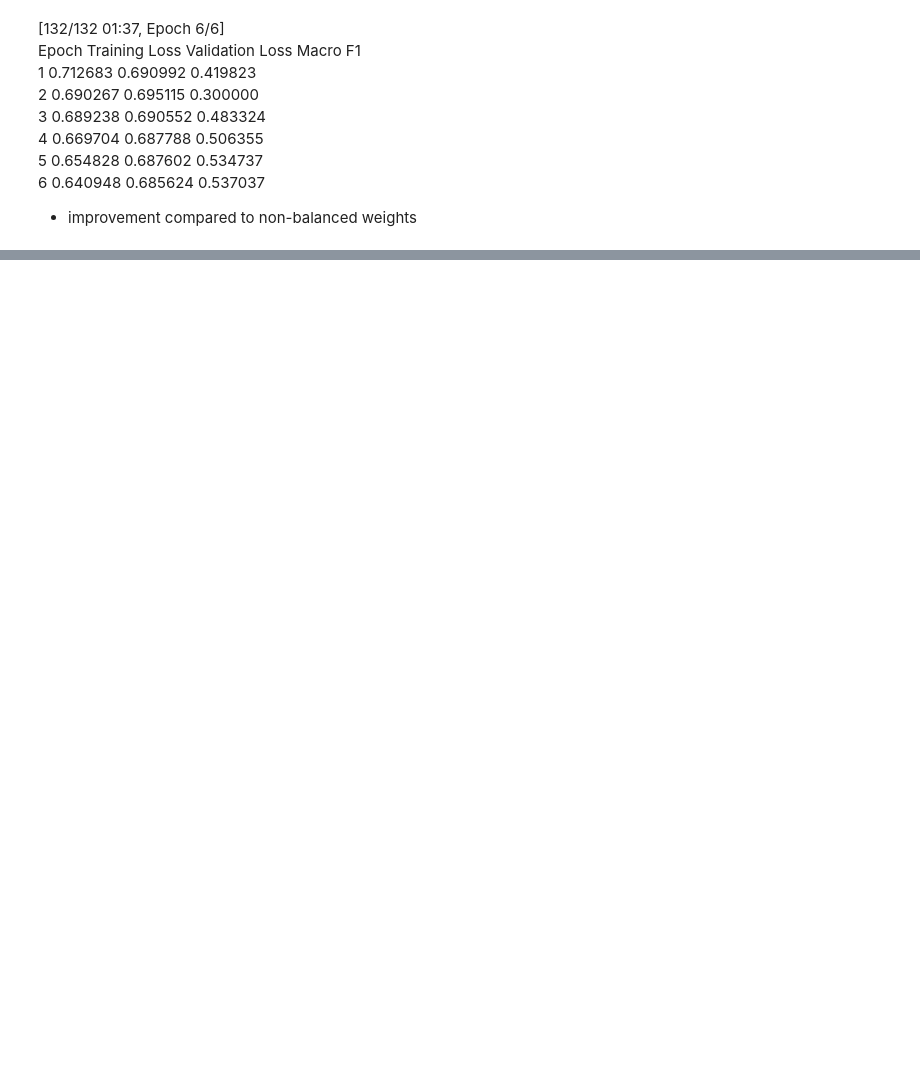
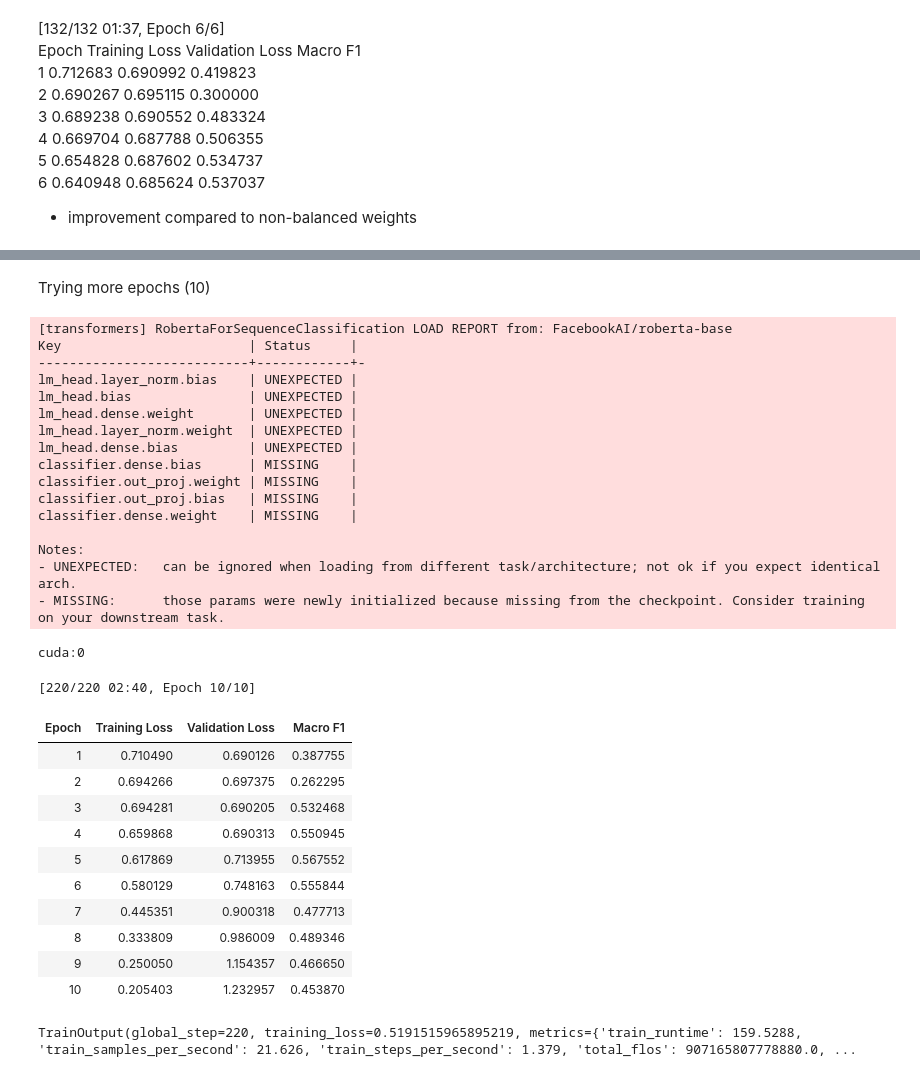
Before and after one commit to elisabeihofer-boop/ml2-final-project, a Jupyter notebook: notebooks/roberta.ipynb, the cells around one changed output, grey strips where cells are left out. Cells and saved outputs as stored; diff of their text form; code cells hidden in the pictures; blank space fills up the shorter version.

Commit message:
tried different configs for RoBERTa

```diff
--- a/notebooks/roberta.ipynb
+++ b/notebooks/roberta.ipynb
@@ -527,3 +537,76 @@ print(confusion_matrix(valid["label_int"], y_pred))
 # saving model
 
 trainer.save_model("../model/roberta_weighted")
+# %% [markdown]
+Trying more epochs (10)
+# %%
+'''set_seed(42)
+
+model = AutoModelForSequenceClassification.from_pretrained(
+    "FacebookAI/roberta-base",
+    num_labels=2,
+    id2label=id2label,
+    label2id=label2id
+)
+
+training_args = TrainingArguments(
+    output_dir="../model",
+    learning_rate=2e-5,
+    per_device_train_batch_size=16,
+    per_device_eval_batch_size=16,
+    num_train_epochs=10,
+    weight_decay=0.01,
+    eval_strategy="epoch",
+    save_strategy="epoch",
+    logging_strategy="epoch",
+    metric_for_best_model="macro_f1",
+    greater_is_better=True,
+    load_best_model_at_end=True,
+    seed=42,
+    data_seed=42,
+)
+
+trainer = WeightedTrainer(
+    model=model,
+    args=training_args,
+    train_dataset=train_dataset,
+    eval_dataset=valid_dataset,
+    processing_class=tokenizer,
+    data_collator=data_collator,
+    compute_metrics=compute_metrics,
+)
+
+print(trainer.args.device)
+
+trainer.train()'''
+# %% [output]
+[transformers] RobertaForSequenceClassification LOAD REPORT from: FacebookAI/roberta-base
+Key                        | Status     |
+---------------------------+------------+-
+lm_head.layer_norm.bias    | UNEXPECTED |
+lm_head.bias               | UNEXPECTED |
+lm_head.dense.weight       | UNEXPECTED |
+lm_head.layer_norm.weight  | UNEXPECTED |
+lm_head.dense.bias         | UNEXPECTED |
+classifier.dense.bias      | MISSING    |
+classifier.out_proj.weight | MISSING    |
+classifier.out_proj.bias   | MISSING    |
+classifier.dense.weight    | MISSING    |
+
+Notes:
+- UNEXPECTED:   can be ignored when loading from different task/architecture; not ok if you expect identical arch.
+- MISSING:      those params were newly initialized because missing from the checkpoint. Consider training on your downstream task.
+cuda:0
+[220/220 02:40, Epoch 10/10]
+| Epoch | Training Loss | Validation Loss | Macro F1 |
+| 1 | 0.710490 | 0.690126 | 0.387755 |
+| 2 | 0.694266 | 0.697375 | 0.262295 |
+| 3 | 0.694281 | 0.690205 | 0.532468 |
+| 4 | 0.659868 | 0.690313 | 0.550945 |
+| 5 | 0.617869 | 0.713955 | 0.567552 |
+| 6 | 0.580129 | 0.748163 | 0.555844 |
+| 7 | 0.445351 | 0.900318 | 0.477713 |
+| 8 | 0.333809 | 0.986009 | 0.489346 |
+| 9 | 0.250050 | 1.154357 | 0.466650 |
+| 10 | 0.205403 | 1.232957 | 0.453870 |
+TrainOutput(global_step=220, training_loss=0.5191515965895219, metrics={'train_runtime': 159.5288, 'train_samples_per_second': 21.626, 'train_steps_per_second': 1.379, 'total_flos': 907165807778880.0, ...
```
Also changed, not shown: parts of 28 cells of this notebook.
